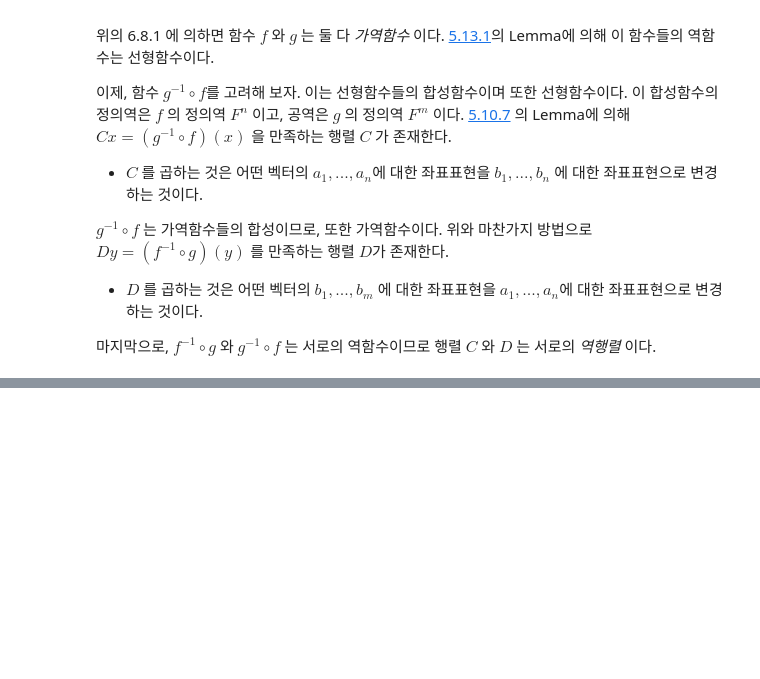
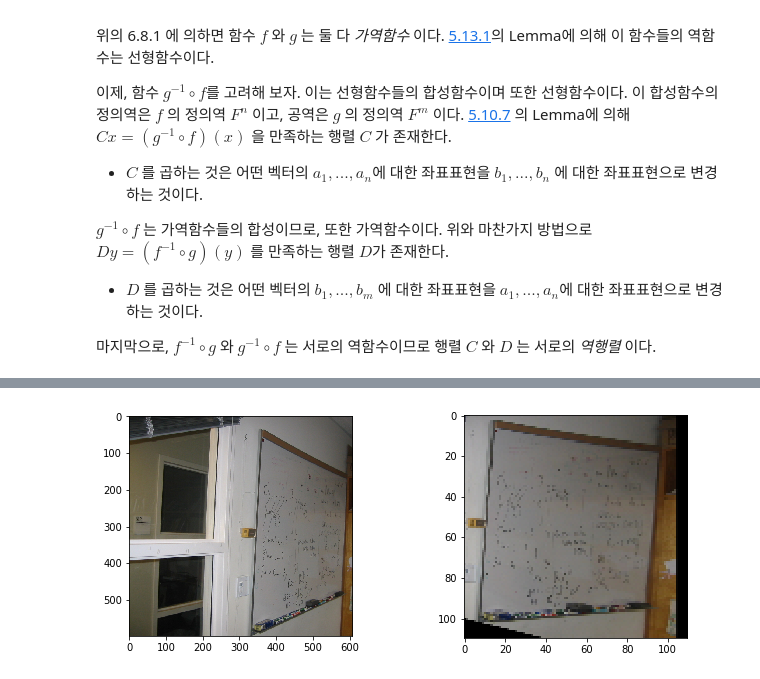
Before and after one commit to Gaheeheehee/Study, a Jupyter notebook: LinearAlgebra/CodingTheMatrix/Chap06 - The Basis/Chap06-The_Basis.ipynb, the cells around one changed output, grey strips where cells are left out. Saved outputs shown, nothing was run; the diff lists cells and outputs as text; code cells hidden in the pictures; blank space fills up the shorter version.

```diff
--- a/LinearAlgebra/CodingTheMatrix/Chap06 - The Basis/Chap06-The_Basis.ipynb
+++ b/LinearAlgebra/CodingTheMatrix/Chap06 - The Basis/Chap06-The_Basis.ipynb
@@ -358,0 +378,18 @@ $g^{-1} \circ f$ 는 가역함수들의 합성이므로, 또한 가역함수이
+# %%
+pts1 = np.float32([[300., 0.], [600, 100], [300., 600.], [600, 500]])
+# %%
+pts2 = np.float32([[0.,0.], [100., 0.], [0., 100.], [100., 100.]])
+# %%
+M = cv2.getPerspectiveTransform(pts1, pts2)
+dst = cv2.warpPerspective(img, M, (110,110))
+# %%
+fig, axs = plt.subplots(1, 2, figsize=(10, 5))
+fig.subplots_adjust(hspace = .5, wspace=.5)
+
+img_list = [img, dst]
+title_list = ['original', 'Perspective']
+
+for i, img in enumerate(img_list):
+    axs[i].imshow(cv2.cvtColor(img, cv2.COLOR_BGR2RGB))
+# %% [output]
+[figure, added]
```
Also changed, not shown: parts of 10 cells of this notebook, 3 other files.
